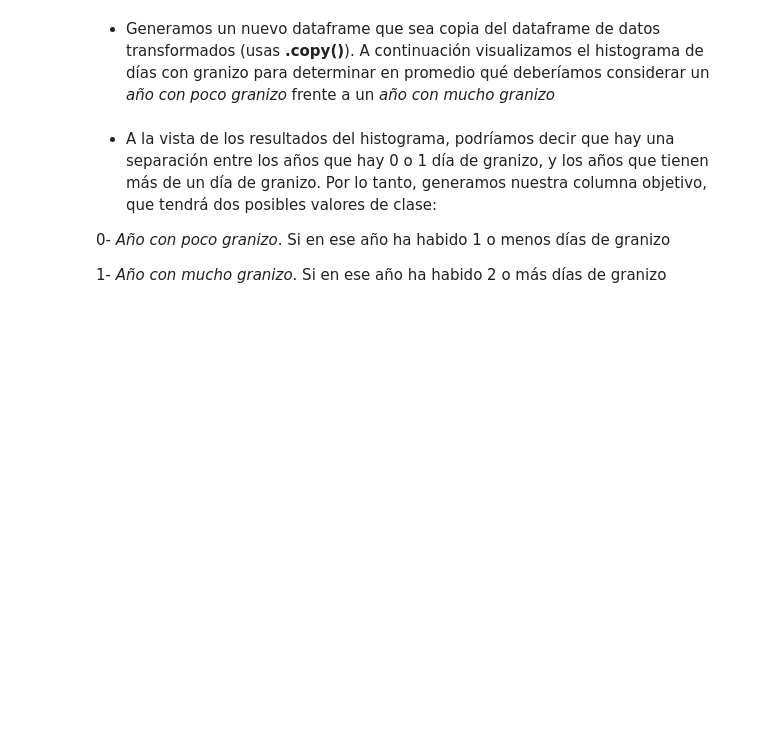
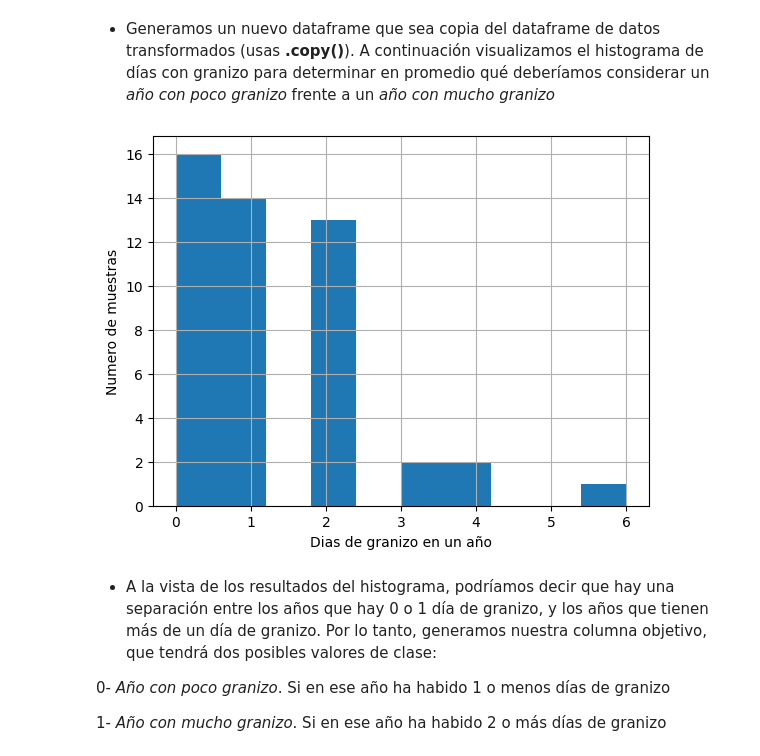
Before and after one commit to avadop/VIU_actividad2_analisisDatos, a Jupyter notebook: Actividad_2_2_Oct23_Alumno.ipynb, the cells around one changed output. Saved outputs shown, nothing was run; the diff lists cells and outputs as text; code cells hidden in the pictures; blank space fills up the shorter version.

```diff
--- a/Actividad_2_2_Oct23_Alumno.ipynb
+++ b/Actividad_2_2_Oct23_Alumno.ipynb
@@ -81,11 +117,11 @@ __TIP 2:__ Para visualizar las primeras filas, usa una función de pandas, no un
 # %%
 #Creamos el dataframe (tabla de datos) a partir del tag
 ########INSERTAR CODIGO AQUI
-df = None
+df = pd.read_html(str(tag_table))[0]
 
 #Vemos la dimensión de nuestra tabla
 ########INSERTAR CODIGO AQUI
-print(f'Nuestra tabla tiene esta dimension: {None}')
+print(f'Nuestra tabla tiene esta dimension: {df.shape}')
 
 #Visualizamos las primeras 5 muestras de nuestro dataframe
 df.head(5)
@@ -278,13 +475,15 @@ __Paso 1.__ Generación de un clasificador directamente sobre los datos
 # %%
 #Generamos un dataframe copia del anterior
 ########INSERTAR CODIGO AQUI
-df_ml = None
+df_ml = df_transformed.copy()
 
 #mostramos el histograma de días de granizo
 plt.hist(df_ml['DiasGranizo'])
 plt.xlabel('Dias de granizo en un año')
 plt.ylabel('Numero de muestras')
 plt.grid()
+# %% [output]
+[figure, added]
 # %% [markdown]
 * A la vista de los resultados del histograma, podríamos decir que hay una separación entre los años que hay 0 o 1 día de granizo, y los años que tienen más de un día de granizo. Por lo tanto, generamos nuestra columna objetivo, que tendrá dos posibles valores de clase:
 
```
Also changed, not shown: parts of 41 cells of this notebook.
